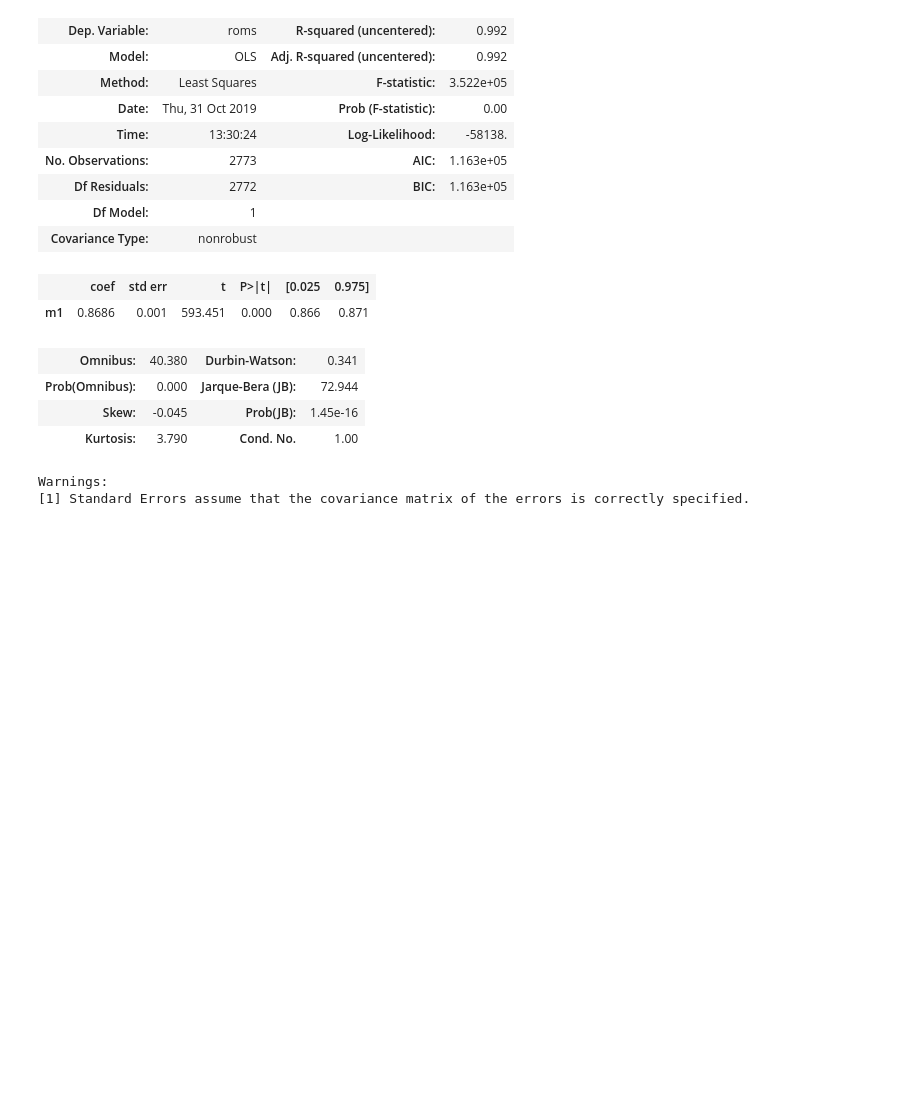
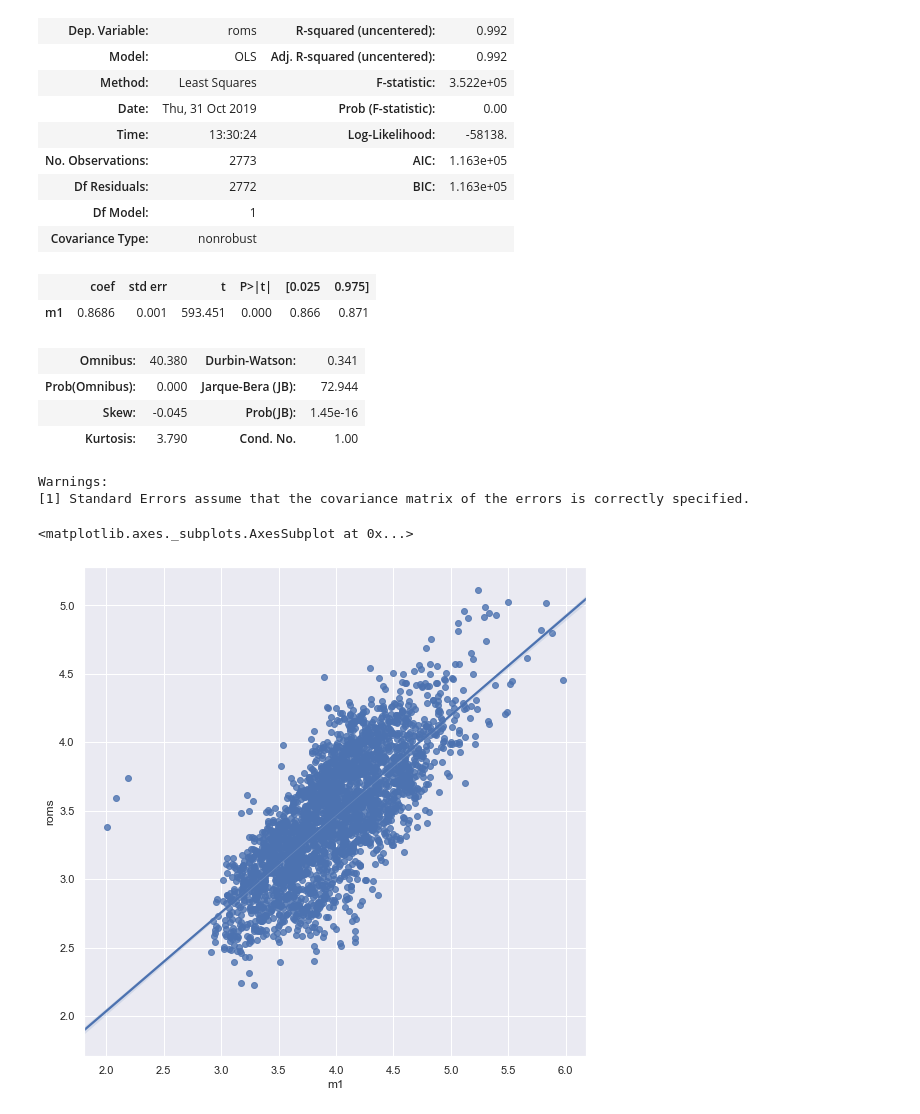
Before and after one commit to CeNCOOS/roms_sigma_coordinate, a Jupyter notebook: Heat Content Analysis/M1_ROMS_heat_content_analysis.ipynb, the cells around one changed output. Saved outputs shown, nothing was run; the diff lists cells and outputs as text; code cells hidden in the pictures; blank space fills up the shorter version.

```diff
--- a/Heat Content Analysis/M1_ROMS_heat_content_analysis.ipynb
+++ b/Heat Content Analysis/M1_ROMS_heat_content_analysis.ipynb
@@ -103,3 +133,11 @@ OLS Regression Results
 | Kurtosis: | 3.790 | Cond. No. | 1.00 |
 Warnings:
 [1] Standard Errors assume that the covariance matrix of the errors is correctly specified.
+# %%
+fig, ax = plt.subplots()
+fig.set_size_inches(9,9)
+# just use regplot if you don't need a FacetGrid
+sns.regplot('m1', 'roms', data=daily_heat, ax=ax, ci=68)
+# %% [output]
+<matplotlib.axes._subplots.AxesSubplot at 0x...>
+[figure, added]
```
Also changed, not shown: parts of 9 cells of this notebook, 23 other files.
